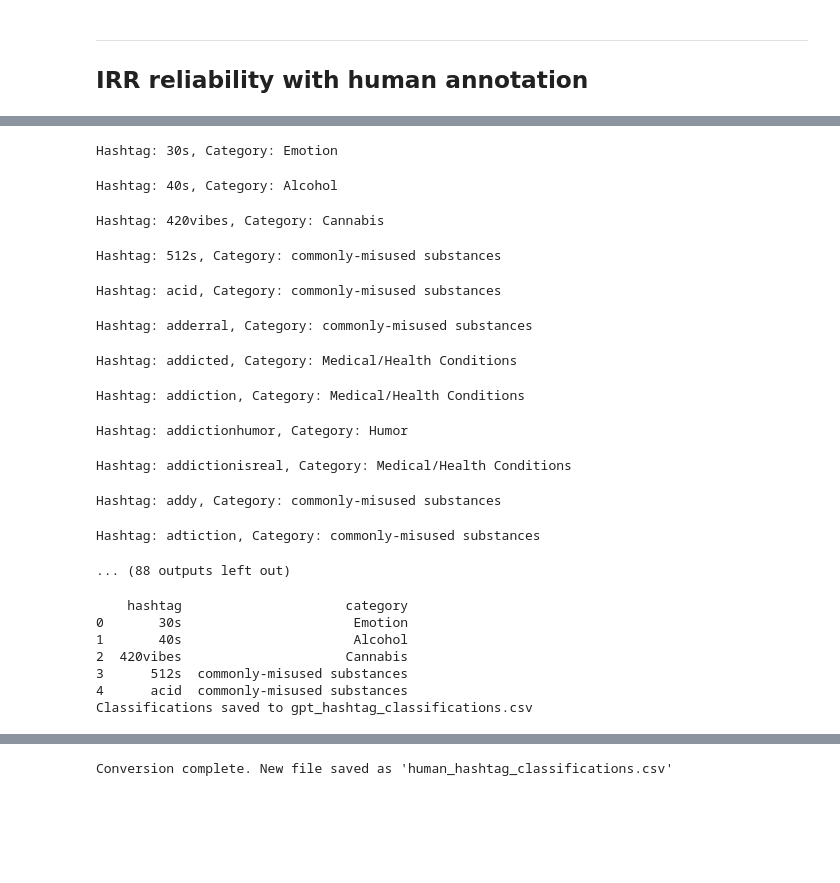
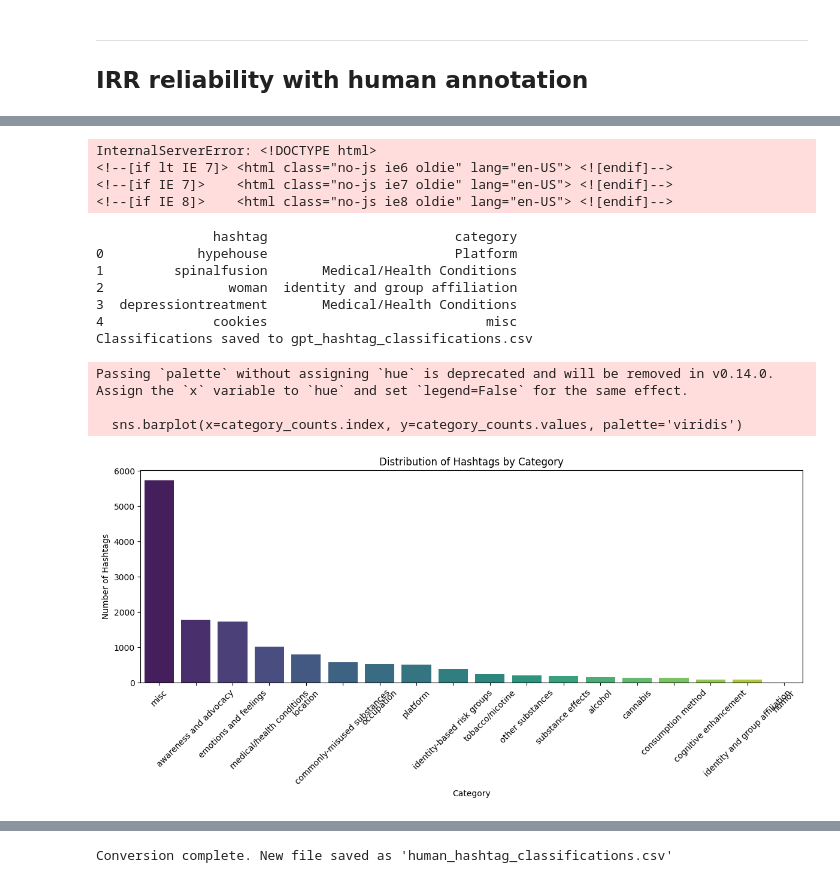
Before and after one commit to social-nlp-lab/explore_tiktok_su, a Jupyter notebook: py/group_hashtags_gpt.ipynb, the cells around one changed output, grey strips where cells are left out. Drawn from its saved outputs; the diff is of its cells as text; code cells hidden in the pictures; blank space fills up the shorter version.

```diff
--- a/py/group_hashtags_gpt.ipynb
+++ b/py/group_hashtags_gpt.ipynb
@@ -426,7 +246,7 @@ def classify_hashtag(hashtag, client, model):
     return response.choices[0].message.content.strip()
 
 # Get the list of hashtags
-hashtags = all_human_tags
+hashtags = node_list
 
 # Initialize a dictionary to store results
 results = {}
@@ -435,7 +255,7 @@ results = {}
 for hashtag in tqdm(hashtags, desc="Classifying hashtags", unit="hashtag"):
     classification = classify_hashtag(hashtag, client, "gpt-4o")
     results[hashtag] = classification
-    print(classification)
+    # print(hashtag, classification)
 
 
 # Convert results to a DataFrame
@@ -444,25 +264,16 @@ df_results.index.name = 'Hashtag'
 df_results.reset_index(inplace=True)
 
 # Save results to CSV
-df_results.to_csv('gpt_hashtag_classifications_4o.csv', index=False)
+df_results.to_csv('gpt_hashtag_classifications_14k.csv', index=False)
 print("Classifications saved to gpt_hashtag_classifications.csv")
 
 # Display the first few results
 print(df_results.head())
 # %% [output]
-Hashtag: 30s, Category: Emotion
+InternalServerError: <!DOCTYPE html>
+<!--[if lt IE 7]> <html class="no-js ie6 oldie" lang="en-US"> <![endif]-->
+<!--[if IE 7]>    <html class="no-js ie7 oldie" lang="en-US"> <![endif]-->
+<!--[if IE 8]>    <html class="no-js ie8 oldie" lang="en-US"> <![endif]-->
-Hashtag: 40s, Category: Alcohol
-Hashtag: 420vibes, Category: Cannabis
-Hashtag: 512s, Category: commonly-misused substances
-Hashtag: acid, Category: commonly-misused substances
-Hashtag: adderral, Category: commonly-misused substances
-Hashtag: addicted, Category: Medical/Health Conditions
-Hashtag: addiction, Category: Medical/Health Conditions
-Hashtag: addictionhumor, Category: Humor
-Hashtag: addictionisreal, Category: Medical/Health Conditions
-Hashtag: addy, Category: commonly-misused substances
-Hashtag: adtiction, Category: commonly-misused substances
-... (88 outputs left out)
 # %%
 import pandas as pd
 import re
@@ -482,13 +293,38 @@ df_results.drop('full_text', axis=1, inplace=True)
 print(df_results.head())
 
 # Save results to CSV if needed
-df_results.to_csv('gpt_hashtag_classifications_4o.csv', index=False)
+df_results.to_csv('gpt_hashtag_classifications_14k.csv', index=False)
 print("Classifications saved to gpt_hashtag_classifications.csv")
 # %% [output]
-    hashtag                     category
-0       30s                      Emotion
-1       40s                      Alcohol
-2  420vibes                     Cannabis
-3      512s  commonly-misused substances
-4      acid  commonly-misused substances
+               hashtag                        category
+0            hypehouse                        Platform
+1         spinalfusion       Medical/Health Conditions
+2                woman  identity and group affiliation
+3  depressiontreatment       Medical/Health Conditions
+4              cookies                            misc
 Classifications saved to gpt_hashtag_classifications.csv
+# %%
+import pandas as pd
+import matplotlib.pyplot as plt
+import seaborn as sns
+
+# Load the data
+df = pd.read_csv('gpt_hashtag_classifications_14k.csv')
+df['category'] = df['category'].str.lower()
+# Count the occurrences of each category
+category_counts = df['category'].value_counts()
+
+# Create a bar chart
+plt.figure(figsize=(12, 6))
+sns.barplot(x=category_counts.index, y=category_counts.values, palette='viridis')
+plt.title('Distribution of Hashtags by Category')
+plt.xlabel('Category')
+plt.ylabel('Number of Hashtags')
+plt.xticks(rotation=45)
+plt.tight_layout()
+plt.show()
+# %% [output]
+Passing `palette` without assigning `hue` is deprecated and will be removed in v0.14.0. Assign the `x` variable to `hue` and set `legend=False` for the same effect.
+
+  sns.barplot(x=category_counts.index, y=category_counts.values, palette='viridis')
+[figure, added]
```
Also changed, not shown: parts of 15 cells of this notebook, 2 other files.
